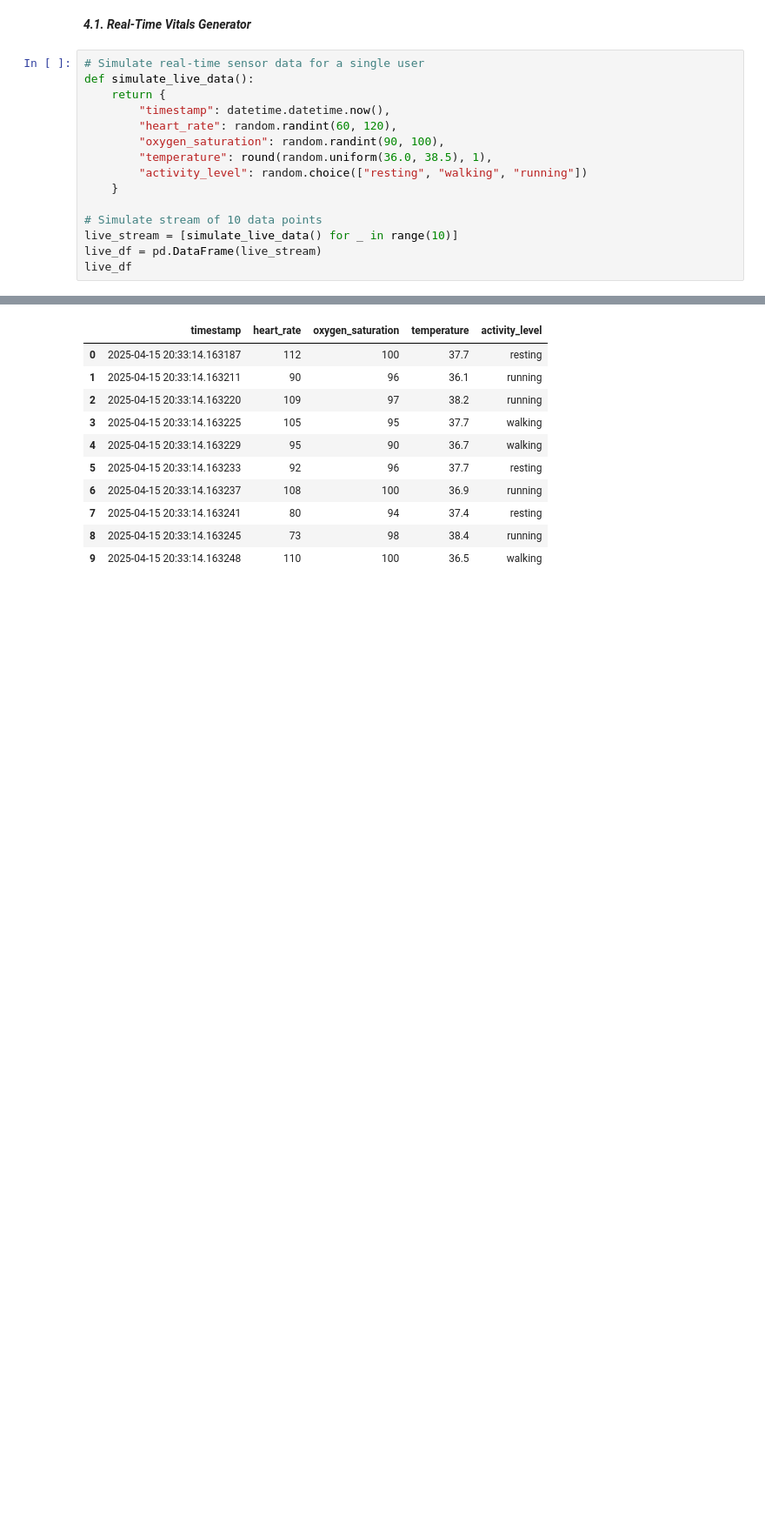
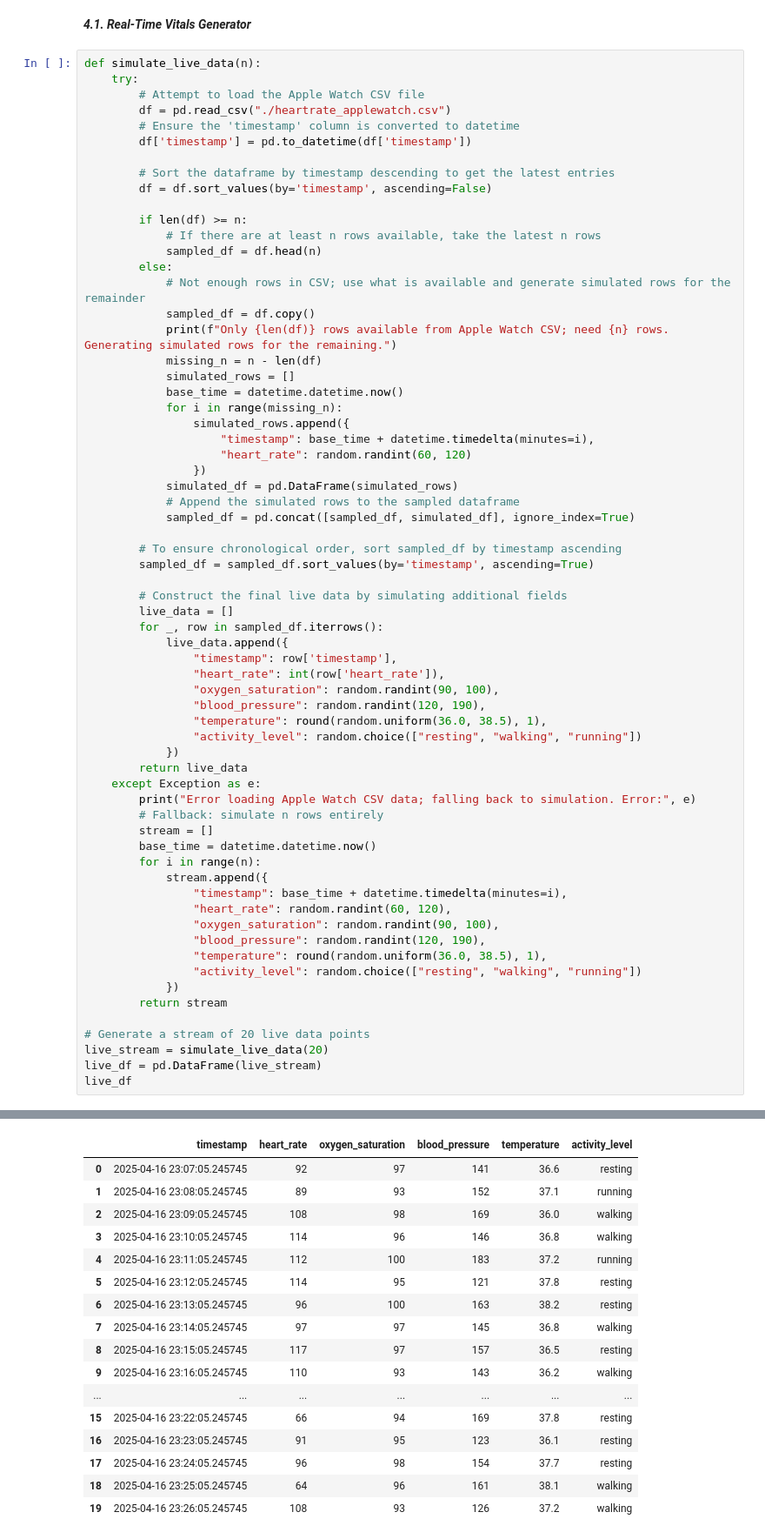
Before and after one commit to Josephbhr/disease-predictor, a Jupyter notebook: preprocess/preprocess.ipynb, the cells around one changed output, grey strips where cells are left out. Shown: that part at 87% size. Drawn from its saved outputs; the diff is of its cells as text; blank space fills up the shorter version.

Commit message:
live data alert

```diff
--- a/preprocess/preprocess.ipynb
+++ b/preprocess/preprocess.ipynb
@@ -189,18 +189,68 @@ Baseline Health Indices for the User (Simulated):
 # %% [markdown]
 ***4.1. Real-Time Vitals Generator***
 # %%
-# Simulate real-time sensor data for a single user
-def simulate_live_data():
-    return {
-        "timestamp": datetime.datetime.now(),
-        "heart_rate": random.randint(60, 120),
-        "oxygen_saturation": random.randint(90, 100),
-        "temperature": round(random.uniform(36.0, 38.5), 1),
-        "activity_level": random.choice(["resting", "walking", "running"])
-    }
+def simulate_live_data(n):
+    try:
+        # Attempt to load the Apple Watch CSV file
+        df = pd.read_csv("./heartrate_applewatch.csv")
+        # Ensure the 'timestamp' column is converted to datetime
+        df['timestamp'] = pd.to_datetime(df['timestamp'])
 
-# Simulate stream of 10 data points
-live_stream = [simulate_live_data() for _ in range(10)]
+        # Sort the dataframe by timestamp descending to get the latest entries
+        df = df.sort_values(by='timestamp', ascending=False)
+
+        if len(df) >= n:
+            # If there are at least n rows available, take the latest n rows
+            sampled_df = df.head(n)
+        else:
+            # Not enough rows in CSV; use what is available and generate simulated rows for the remainder
+            sampled_df = df.copy()
+            print(f"Only {len(df)} rows available from Apple Watch CSV; need {n} rows. Generating simulated rows for the remaining.")
+            missing_n = n - len(df)
+            simulated_rows = []
+            base_time = datetime.datetime.now()
+            for i in range(missing_n):
+                simulated_rows.append({
+                    "timestamp": base_time + datetime.timedelta(minutes=i),
+                    "heart_rate": random.randint(60, 120)
+                })
+            simulated_df = pd.DataFrame(simulated_rows)
+            # Append the simulated rows to the sampled dataframe
+            sampled_df = pd.concat([sampled_df, simulated_df], ignore_index=True)
+
+        # To ensure chronological order, sort sampled_df by timestamp ascending
+        sampled_df = sampled_df.sort_values(by='timestamp', ascending=True)
+
+        # Construct the final live data by simulating additional fields
+        live_data = []
+        for _, row in sampled_df.iterrows():
+            live_data.append({
+                "timestamp": row['timestamp'],
+                "heart_rate": int(row['heart_rate']),
+                "oxygen_saturation": random.randint(90, 100),
+                "blood_pressure": random.randint(120, 190),
+                "temperature": round(random.uniform(36.0, 38.5), 1),
+                "activity_level": random.choice(["resting", "walking", "running"])
+            })
+        return live_data
+    except Exception as e:
+        print("Error loading Apple Watch CSV data; falling back to simulation. Error:", e)
+        # Fallback: simulate n rows entirely
+        stream = []
+        base_time = datetime.datetime.now()
+        for i in range(n):
+            stream.append({
+                "timestamp": base_time + datetime.timedelta(minutes=i),
+                "heart_rate": random.randint(60, 120),
+                "oxygen_saturation": random.randint(90, 100),
+                "blood_pressure": random.randint(120, 190),
+                "temperature": round(random.uniform(36.0, 38.5), 1),
+                "activity_level": random.choice(["resting", "walking", "running"])
+            })
+        return stream
+
+# Generate a stream of 20 live data points
+live_stream = simulate_live_data(20)
 live_df = pd.DataFrame(live_stream)
 live_df
 # %% [output]
@@ -207,11 +258,17 @@ live_df
-|  | timestamp | heart_rate | oxygen_saturation | temperature | activity_level |
-| 0 | 2025-04-15 20:33:14.163187 | 112 | 100 | 37.7 | resting |
-| 1 | 2025-04-15 20:33:14.163211 | 90 | 96 | 36.1 | running |
-| 2 | 2025-04-15 20:33:14.163220 | 109 | 97 | 38.2 | running |
-| 3 | 2025-04-15 20:33:14.163225 | 105 | 95 | 37.7 | walking |
-| 4 | 2025-04-15 20:33:14.163229 | 95 | 90 | 36.7 | walking |
-| 5 | 2025-04-15 20:33:14.163233 | 92 | 96 | 37.7 | resting |
-| 6 | 2025-04-15 20:33:14.163237 | 108 | 100 | 36.9 | running |
-| 7 | 2025-04-15 20:33:14.163241 | 80 | 94 | 37.4 | resting |
-| 8 | 2025-04-15 20:33:14.163245 | 73 | 98 | 38.4 | running |
-| 9 | 2025-04-15 20:33:14.163248 | 110 | 100 | 36.5 | walking |
+|  | timestamp | heart_rate | oxygen_saturation | blood_pressure | temperature | activity_level |
+| 0 | 2025-04-16 23:07:05.245745 | 92 | 97 | 141 | 36.6 | resting |
+| 1 | 2025-04-16 23:08:05.245745 | 89 | 93 | 152 | 37.1 | running |
+| 2 | 2025-04-16 23:09:05.245745 | 108 | 98 | 169 | 36.0 | walking |
+| 3 | 2025-04-16 23:10:05.245745 | 114 | 96 | 146 | 36.8 | walking |
+| 4 | 2025-04-16 23:11:05.245745 | 112 | 100 | 183 | 37.2 | running |
+| 5 | 2025-04-16 23:12:05.245745 | 114 | 95 | 121 | 37.8 | resting |
+| 6 | 2025-04-16 23:13:05.245745 | 96 | 100 | 163 | 38.2 | resting |
+| 7 | 2025-04-16 23:14:05.245745 | 97 | 97 | 145 | 36.8 | walking |
+| 8 | 2025-04-16 23:15:05.245745 | 117 | 97 | 157 | 36.5 | resting |
+| 9 | 2025-04-16 23:16:05.245745 | 110 | 93 | 143 | 36.2 | walking |
+| ... | ... | ... | ... | ... | ... | ... |
+| 15 | 2025-04-16 23:22:05.245745 | 66 | 94 | 169 | 37.8 | resting |
+| 16 | 2025-04-16 23:23:05.245745 | 91 | 95 | 123 | 36.1 | resting |
+| 17 | 2025-04-16 23:24:05.245745 | 96 | 98 | 154 | 37.7 | resting |
+| 18 | 2025-04-16 23:25:05.245745 | 64 | 96 | 161 | 38.1 | walking |
+| 19 | 2025-04-16 23:26:05.245745 | 108 | 93 | 126 | 37.2 | walking |
```
Also changed, not shown: parts of 15 cells of this notebook, 1 other file.
